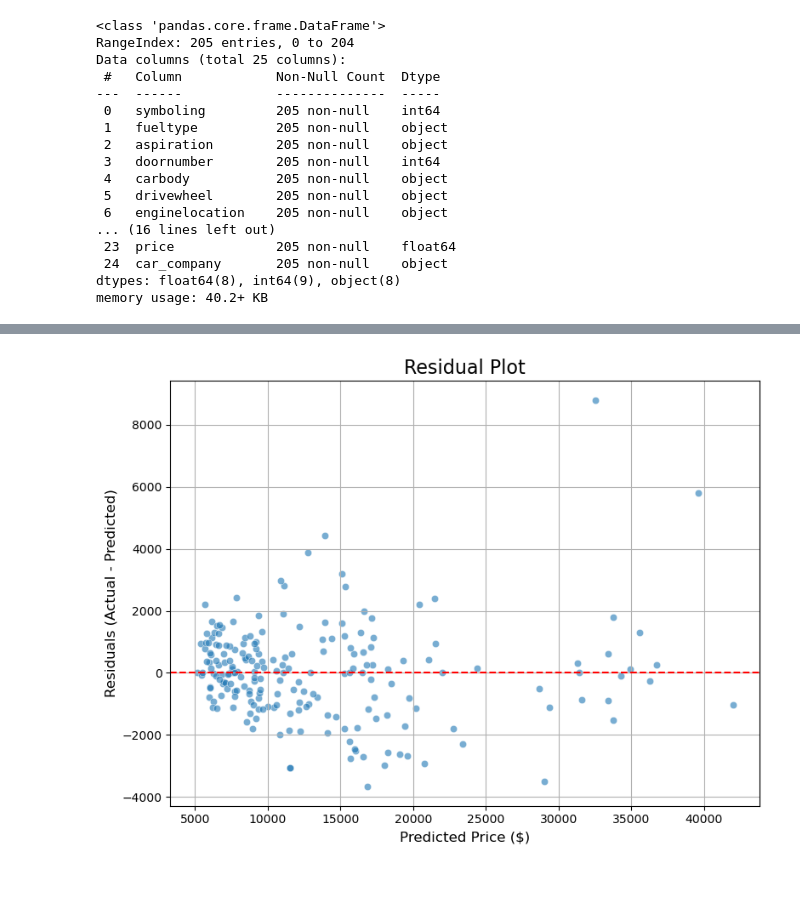
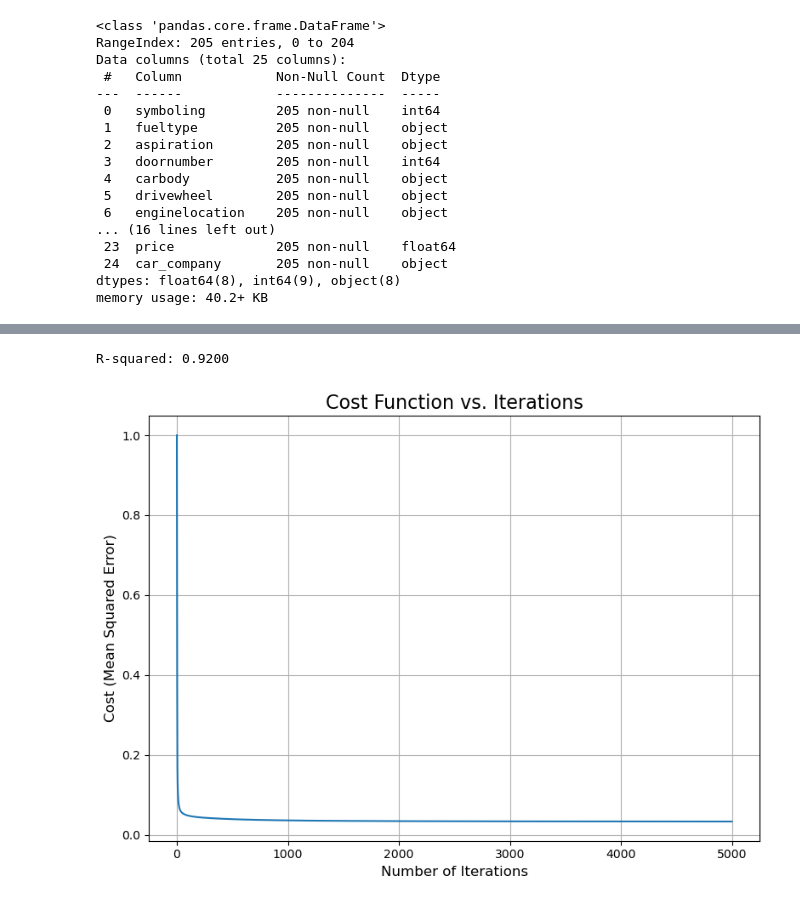
Before and after one commit to gh4nti/MRM-Research-AI-Taskphase, a Jupyter notebook: task5/Task5.ipynb, the cells around one changed output, grey strips where cells are left out. Drawn from its saved outputs; the diff is of its cells as text; code cells hidden in the pictures.

```diff
--- a/task5/Task5.ipynb
+++ b/task5/Task5.ipynb
@@ -128,9 +127,4 @@ memory usage: 40.2+ KB
 # %%
 # one-hot encoding
 
-features = cars.drop('price', axis=1)
-
-categorical_features = features.select_dtypes(include=['object']).columns
-features_with_dummies = pd.get_dummies(features, columns=categorical_features, drop_first=True)
-
-x_train_df = features_with_dummies
+features_with_dummies = pd.get_dummies(cars, columns=cars.select_dtypes(include=['object']).columns, drop_first=True)
@@ -161,18 +131,27 @@ R-squared: 0.9631
-# %%
-# residual plot
-
-residuals = y_train - y_pred
-
-plt.figure(figsize=(8, 6))
-sns.scatterplot(x=y_pred, y=residuals, alpha=0.6)
-
-plt.axhline(y=0, color='red', linestyle='--')
-
-plt.title('Residual Plot', fontsize=16)
-plt.xlabel('Predicted Price ($)', fontsize=12)
-plt.ylabel('Residuals (Actual - Predicted)', fontsize=12)
-plt.grid(True)
-
-plt.tight_layout()
-# %% [output]
-[figure, removed]
+# %%
+# manual train-test split
+
+shuffled_df = features_with_dummies.sample(frac=1, random_state=69)
+
+# split point at 0.7 (70%) for training
+train_size = int(0.7 * len(shuffled_df))
+train_df = shuffled_df[:train_size]
+test_df = shuffled_df[train_size:]
+
+y_train_raw = train_df.pop('price').values
+X_train_df = train_df
+
+y_test_raw = test_df.pop('price').values
+X_test_df = test_df
+# %%
+# feature scaling
+
+mean_X = X_train_df.mean()
+std_X = X_train_df.std()
+X_train_scaled = (X_train_df - mean_X) / std_X
+X_test_scaled = (X_test_df - mean_X) / std_X
+
+mean_y = y_train_raw.mean()
+std_y = y_train_raw.std()
+y_train = (y_train_raw - mean_y) / std_y
+y_test = (y_test_raw - mean_y) / std_y
@@ -178,0 +195,23 @@ plt.tight_layout()
+# %%
+# calculate R-squared
+
+y_pred = X_test.dot(theta)
+ss_residuals = np.sum((y_test - y_pred)**2)
+ss_total = np.sum((y_test - np.mean(y_test))**2)
+r_squared = 1 - (ss_residuals / ss_total)
+
+print(f"R-squared: {r_squared:.4f}")
+# %% [output]
+R-squared: 0.9200
+# %%
+# cost vs iterations plot
+
+plt.figure(figsize=(8, 6))
+plt.plot(range(iterations), costs)
+plt.title('Cost Function vs. Iterations', fontsize=16)
+plt.xlabel('Number of Iterations', fontsize=12)
+plt.ylabel('Cost (Mean Squared Error)', fontsize=12)
+plt.grid(True)
+plt.tight_layout()
+# %% [output]
+[figure, added]
```
Also changed, not shown: parts of 6 cells of this notebook.
